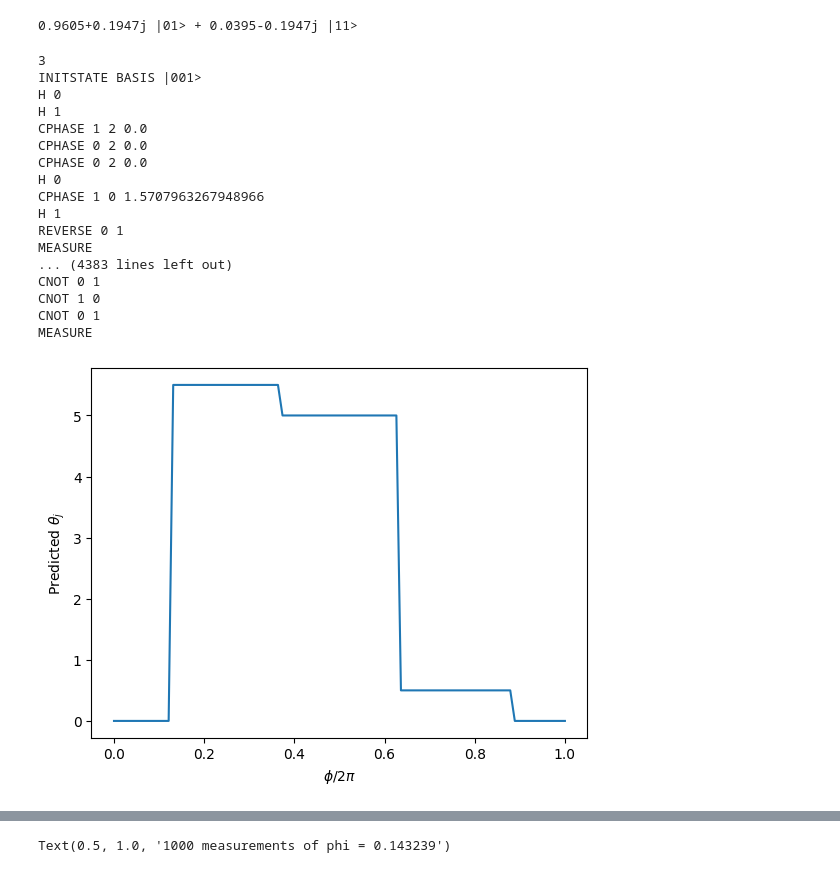
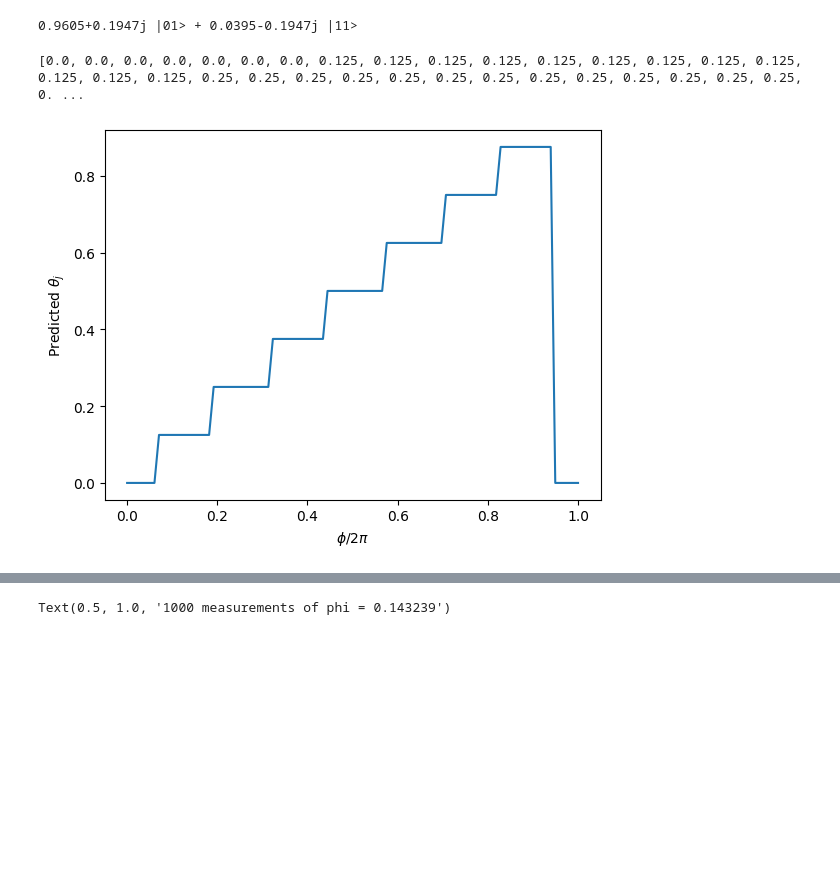
Before and after one commit to Goldartfrog/ComputationalPhysics, a Jupyter notebook: Project 1/qubits.ipynb, the cells around one changed output, grey strips where cells are left out. Cells and saved outputs as stored; diff of their text form; code cells hidden in the pictures; blank space fills up the shorter version.

```diff
--- a/Project 1/qubits.ipynb
+++ b/Project 1/qubits.ipynb
@@ -355,6 +355,8 @@ def CRz(controlwire, targetwire, phase):
 def CPhase(controlwire, targetwire, phase):
     return f"P {targetwire} {phase/2}\nCNOT {controlwire} {targetwire}\nP {targetwire} {-phase/2}\nCNOT {controlwire} {targetwire}\nP {controlwire} {phase/2}\n"
 def Swap(firstwire, secondwire):
+    if (firstwire == secondwire):
+        return ""
     return f"CNOT {firstwire} {secondwire}\nCNOT {secondwire} {firstwire}\nCNOT {firstwire} {secondwire}\n"
 def Reverse(firstwire, lastwire):
     # if (firstwire == lastwire - 1):
@@ -362,9 +364,13 @@ def Reverse(firstwire, lastwire):
     # out = ""
     # for i in range(firstwire, firstwire + int((lastwire-firstwire)/2)):
     #     out += f"{Swap(i, lastwire-i-1)}\n"
+
+    # out = ""
+    # for i in range(int(float(lastwire-firstwire)/2)+1):
+    #     out+=f"{Swap(firstwire+i, lastwire-i)}"
     out = ""
-    for i in range(int(float(lastwire-firstwire)/2)+1):
-        out+=f"{Swap(firstwire+i, lastwire-i)}"
+    for i in range(firstwire, int((lastwire-firstwire)/2 + 1)):
+        out += f"{Swap(i, lastwire-i)}"
     return out
 # %%
 # Precompiler code
@@ -770,54 +768,39 @@ PrettyPrintBinary(S.ReadAndProcessString(Precompile(firstPhaseEstimation)))
 # %%
 def makePlotofThetaPrediction(nMeasureWires):
     phiMeasures = []
 
 
     for i in range(100):
-        # i = 50
-        phi = 2 * i * np.pi / 100
+        phi =  2 *i * np.pi / 100
         startstate = ""
         for i in range(nMeasureWires):
             startstate += "0"
         variedPhaseEstimation = f'''{nMeasureWires+1}\nINITSTATE BASIS |{startstate}1>\n'''
         for j in range(nMeasureWires):
             variedPhaseEstimation += f"H {j}\n"
-        for k in range(nMeasureWires - 1, -1, -1):
-            for l in range(2**(nMeasureWires-1-k)):
-                variedPhaseEstimation += f"CPHASE {k} {nMeasureWires} {phi}\n"
-        variedPhaseEstimation += invert(GenerateQFT(nMeasureWires))
+        for k in range(nMeasureWires, 0, -1):
+            for l in range(2**(nMeasureWires-k)):
+                variedPhaseEstimation += f"CPHASE {nMeasureWires} {k-1} {phi}\n"
+        variedPhaseEstimation = Precompile(variedPhaseEstimation)
+        variedPhaseEstimation += invert(Precompile(GenerateQFT(nMeasureWires)))
         variedPhaseEstimation += "MEASURE"
-        print(variedPhaseEstimation)
-        print()
-        print(Precompile(variedPhaseEstimation))
+        # print(variedPhaseEstimation)
+        # print()
+        # print(Precompile(variedPhaseEstimation))
         measures = S.ReadAndProcessString(Precompile(variedPhaseEstimation), measures=100)
         phiMeasures.append(max(set(measures), key = list(measures).count))
-
-
-    y = [int(m[:-1])/2 for m in phiMeasures]
+        # print(max(set(measures), key = list(measures).count))
+    # print(phiMeasures)
+    y = [int(m[:-1], 2)/(2**nMeasureWires) for m in phiMeasures]
+    print(y)
     x = np.linspace(0, 1, num = 100)
     plt.plot(x, y)
     plt.xlabel(r"$\phi/2\pi$")
     plt.ylabel(r"Predicted $\theta_j$")
-makePlotofThetaPrediction(2)
+makePlotofThetaPrediction(3)
 # %% [output]
-3
-INITSTATE BASIS |001>
-H 0
-H 1
-CPHASE 1 2 0.0
-CPHASE 0 2 0.0
-CPHASE 0 2 0.0
-H 0
-CPHASE 1 0 1.5707963267948966
-H 1
-REVERSE 0 1
-MEASURE
-... (4383 lines left out)
-CNOT 0 1
-CNOT 1 0
-CNOT 0 1
-MEASURE
+[0.0, 0.0, 0.0, 0.0, 0.0, 0.0, 0.0, 0.125, 0.125, 0.125, 0.125, 0.125, 0.125, 0.125, 0.125, 0.125, 0.125, 0.125, 0.125, 0.25, 0.25, 0.25, 0.25, 0.25, 0.25, 0.25, 0.25, 0.25, 0.25, 0.25, 0.25, 0.25, 0. ...
-[figure, old version]
+[figure, new version]
 # %%
 phiMeasures = []
 for i in range(100):
```
Also changed, not shown: parts of 9 cells of this notebook.
